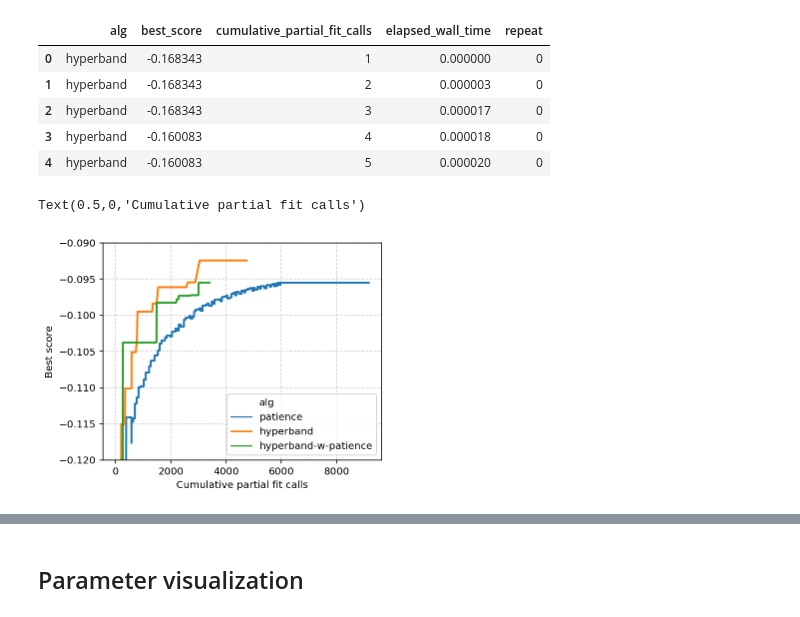
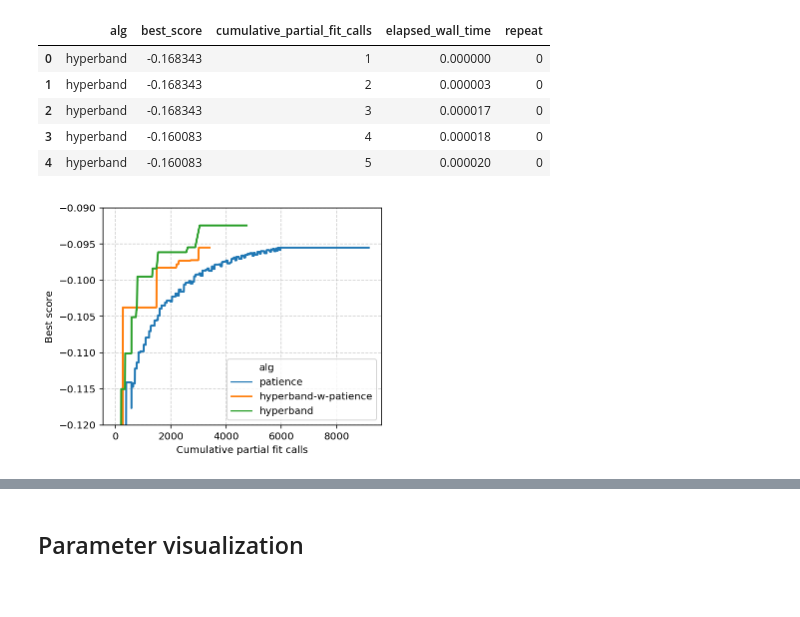
Before and after one commit to stsievert/dask-hyperband-comparison, a Jupyter notebook: Visualize.ipynb, the cells around one changed output, grey strips where cells are left out. Saved outputs shown, nothing was run; the diff lists cells and outputs as text; code cells hidden in the pictures.

```diff
--- a/Visualize.ipynb
+++ b/Visualize.ipynb
@@ -104,31 +104,31 @@ df.head()
 # %%
 import seaborn as sns
 import matplotlib.pyplot as plt
 # plt.style.use()
 
 adaptiveness = ["patience", "hyperband-w-patience", "hyperband"]
-adaptiveness = ["patience", "hyperband", "hyperband-w-patience"]
+# adaptiveness = ["stop-on-plateau (SOP)", "hyperband", "hyperband-w-sop"]
 
 show = df.copy()
 # show["Passes through data"] = df["cumulative_partial_fit_calls"] / 3
 fig, ax = plt.subplots(figsize=(5, 4))
 ax = sns.lineplot(
     data=show,
     x="cumulative_partial_fit_calls",
     y="best_score",
     hue="alg",
     hue_order=adaptiveness,
 #     palette="magma_r",
     linewidth=2,
     ax=ax,
 )
 ax.set_ylim(-0.12, -0.09)
 ax.grid(linestyle="--", alpha=0.6)
 ax.set_ylabel("Best score")
 ax.set_xlabel("Cumulative partial fit calls")
+plt.savefig(f"{today}-cum-calls.svg", bbox_inches="tight")
 # %% [output]
-Text(0.5,0,'Cumulative partial fit calls')
-[figure, old version]
+[figure, new version]
 # %%
 s = df[df.alg == "hyperband-w-patience"]
 # %%
```
Also changed, not shown: parts of 4 cells of this notebook, 16 other files.
